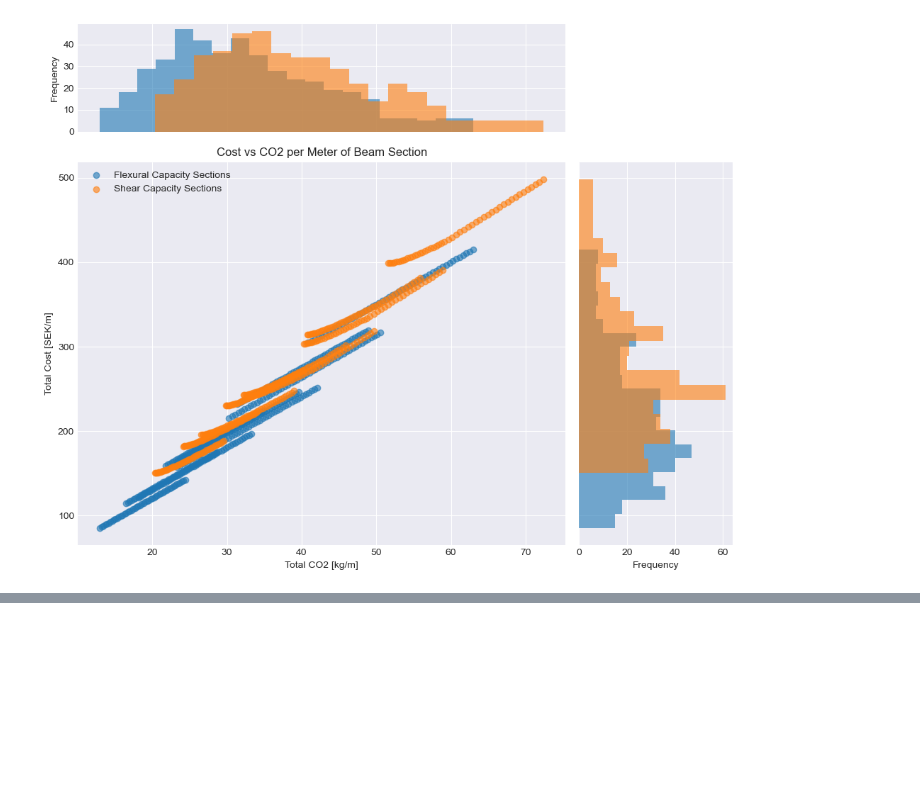
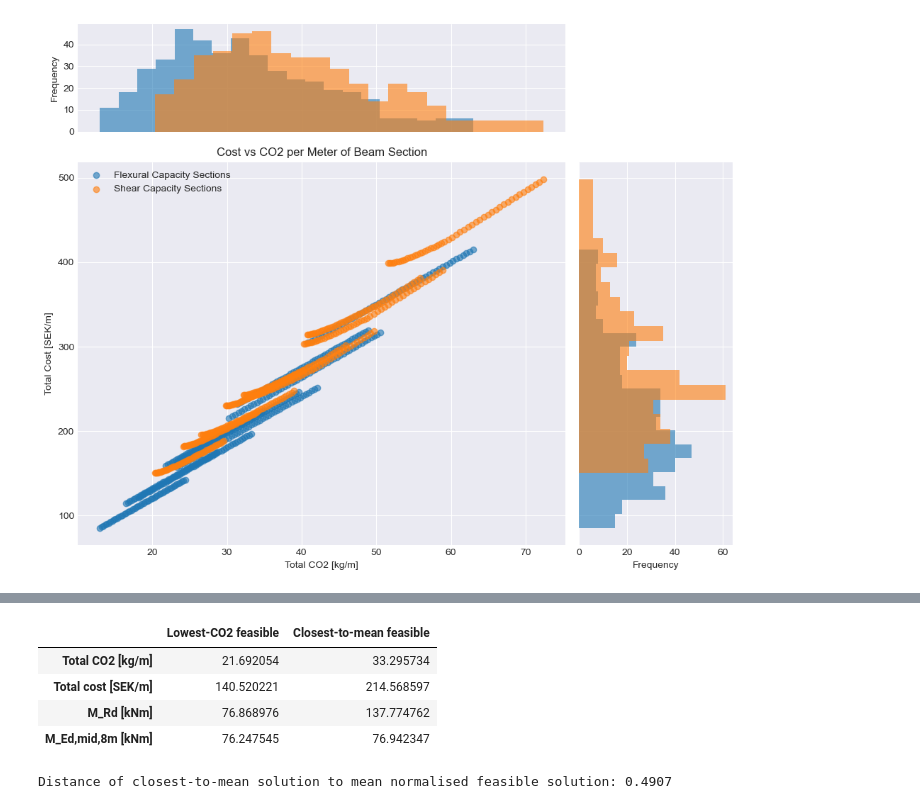
Before and after one commit to chalmersStructuralEngineering/course_sbd_concrete_section, a Jupyter notebook: concrete_beam_analysis.ipynb, the cells around one changed output, grey strips where cells are left out. Saved outputs shown, nothing was run; the diff lists cells and outputs as text; code cells hidden in the pictures; blank space fills up the shorter version.

```diff
--- a/concrete_beam_analysis.ipynb
+++ b/concrete_beam_analysis.ipynb
@@ -840,0 +1356,69 @@ plt.show()
+# %%
+import numpy as np
+import pandas as pd
+
+# ------------------------------------------------------------
+# Use the feasible set already created
+# ------------------------------------------------------------
+df = feasible_8.copy()
+
+# ------------------------------------------------------------
+# Select numeric columns for normalised comparison
+# ------------------------------------------------------------
+exclude_cols = {"Feasible", "feasible"}
+numeric_cols = df.select_dtypes(include=np.number).columns.tolist()
+compare_cols = [c for c in numeric_cols if c not in exclude_cols]
+
+# ------------------------------------------------------------
+# Normalise feasible solutions
+# ------------------------------------------------------------
+mins = df[compare_cols].min()
+maxs = df[compare_cols].max()
+ranges = (maxs - mins).replace(0, 1.0)
+
+df_norm = (df[compare_cols] - mins) / ranges
+mean_feasible_norm = df_norm.mean()
+
+# ------------------------------------------------------------
+# Lowest-CO2 feasible solution
+# ------------------------------------------------------------
+idx_lowest_co2 = df["Total CO2 [kg/m]"].idxmin()
+row_lowest_co2 = df.loc[idx_lowest_co2]
+
+# ------------------------------------------------------------
+# Feasible solution closest to the mean
+# ------------------------------------------------------------
+distances = np.sqrt(((df_norm - mean_feasible_norm) ** 2).sum(axis=1))
+idx_closest_to_mean = distances.idxmin()
+row_closest_to_mean = df.loc[idx_closest_to_mean]
+
+# ------------------------------------------------------------
+# Print both in the same style
+# ------------------------------------------------------------
+print("--- RAW VALUES FOR LOWEST-CO2 FEASIBLE SOLUTION ---")
+print(row_lowest_co2[
+    ["Total CO2 [kg/m]", "Total cost [SEK/m]", "M_Rd [kNm]", "M_Ed,mid,8m [kNm]"]
+])
+
+print("\n--- RAW VALUES FOR FEASIBLE SOLUTION CLOSEST TO THE MEAN ---")
+print(row_closest_to_mean[
+    ["Total CO2 [kg/m]", "Total cost [SEK/m]", "M_Rd [kNm]", "M_Ed,mid,8m [kNm]"]
+])
+
+# ------------------------------------------------------------
+# Side-by-side comparison table
+# ------------------------------------------------------------
+comparison_table = pd.DataFrame({
+    "Lowest-CO2 feasible": row_lowest_co2[
+        ["Total CO2 [kg/m]", "Total cost [SEK/m]", "M_Rd [kNm]", "M_Ed,mid,8m [kNm]"]
+    ],
+    "Closest-to-mean feasible": row_closest_to_mean[
+        ["Total CO2 [kg/m]", "Total cost [SEK/m]", "M_Rd [kNm]", "M_Ed,mid,8m [kNm]"]
+    ]
+})
+
+print("\n--- SIDE-BY-SIDE COMPARISON ---")
+display(comparison_table)
+
+print(f"Distance of closest-to-mean solution to mean normalised feasible solution: {distances.loc[idx_closest_to_mean]:.4f}")
+# %% [output]
@@ -840,0 +1440,6 @@ plt.show()
+|  | Lowest-CO2 feasible | Closest-to-mean feasible |
+| Total CO2 [kg/m] | 21.692054 | 33.295734 |
+| Total cost [SEK/m] | 140.520221 | 214.568597 |
+| M_Rd [kNm] | 76.868976 | 137.774762 |
+| M_Ed,mid,8m [kNm] | 76.247545 | 76.942347 |
+Distance of closest-to-mean solution to mean normalised feasible solution: 0.4907
```
Also changed, not shown: parts of 22 cells of this notebook, 1 other file.
